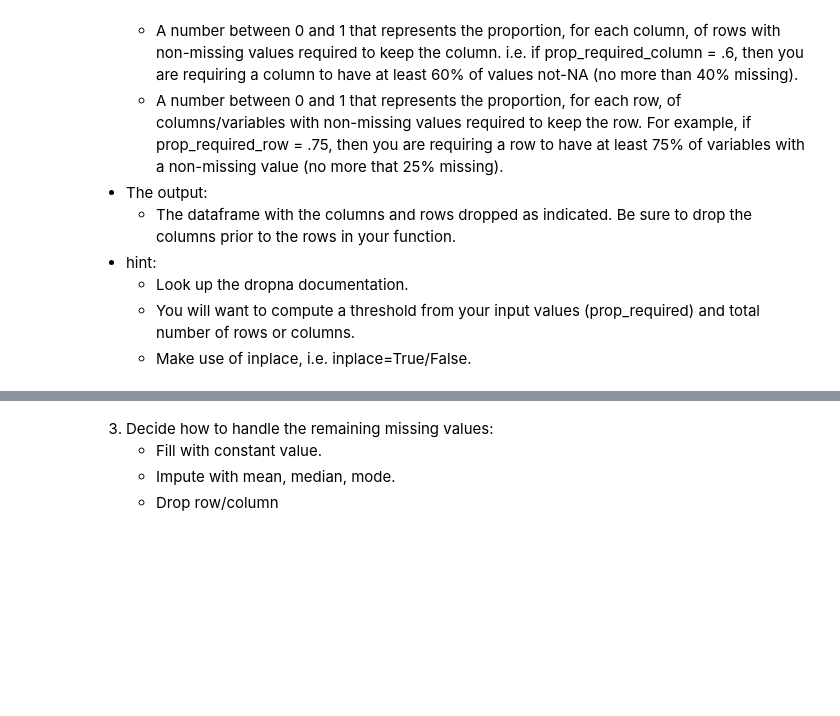
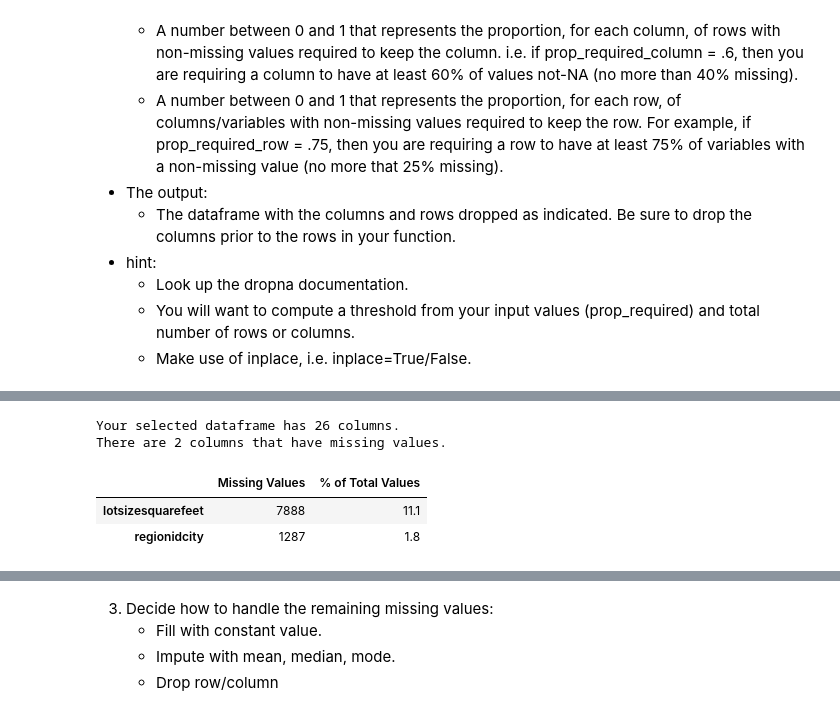
Before and after one commit to HeatherOrtegaMcMillan/clustering-exercises, a Jupyter notebook: zillow.ipynb, the cells around one changed output, grey strips where cells are left out. Cells and saved outputs as stored; diff of their text form; code cells hidden in the pictures; blank space fills up the shorter version.

Commit message:
update with wrangle completed

```diff
--- a/zillow.ipynb
+++ b/zillow.ipynb
@@ -481,0 +576,34 @@ new_df.shape
+# %%
+# put in wrangle
+# threshold originally at 50
+# raised to 65 took care of the need for the function below
+def drop_missing(df, min_col_percent= 0.75, min_row_percent = 0.75):
+    '''
+    This columns takes in a dataframe and outputs one with nulls dropped
+    The minimum col percent is how many null values you would like to have in your columns for them to stay
+    min_row_percent will be how many values must be not null in order to keep that row
+    '''
+    # calculate columns threshold (any columsn that have more nulls than this, dropped)
+    col_thresh = int(round(min_col_percent*df.shape[0]))
+
+    # drop coulmns
+    df = df.dropna(axis=1, thresh=col_thresh)
+
+    # calculate row threshold
+    row_thresh = int(round(min_row_percent * df.shape[1]))
+
+    # drop rows
+
+    df = df.dropna(axis=0, thresh=row_thresh)
+
+    return df
+# %%
+new_df = drop_missing(new_df)
+# %%
+missing_values_table(new_df)
+# %% [output]
+Your selected dataframe has 26 columns.
+There are 2 columns that have missing values.
+|  | Missing Values | % of Total Values |
+| lotsizesquarefeet | 7888 | 11.1 |
+| regionidcity | 1287 | 1.8 |
```
Also changed, not shown: parts of 26 cells of this notebook.
